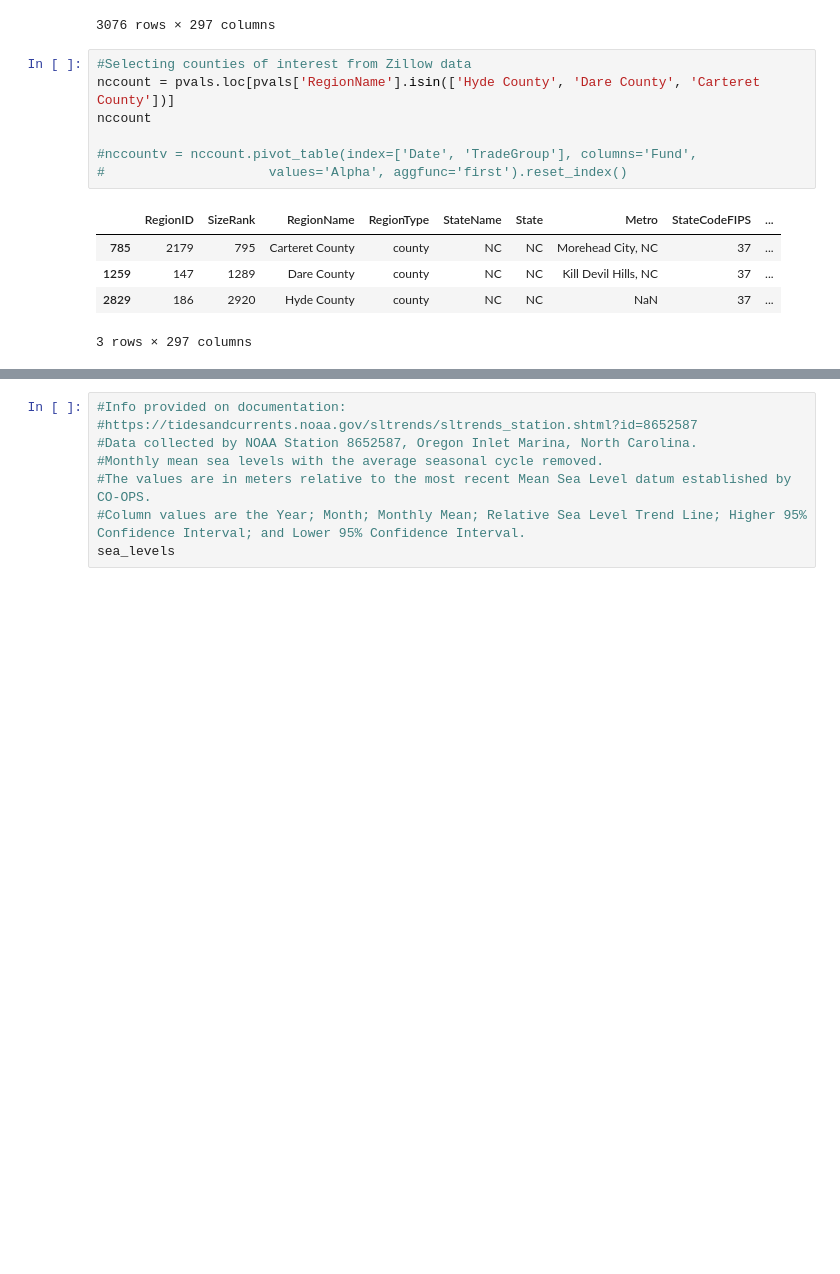
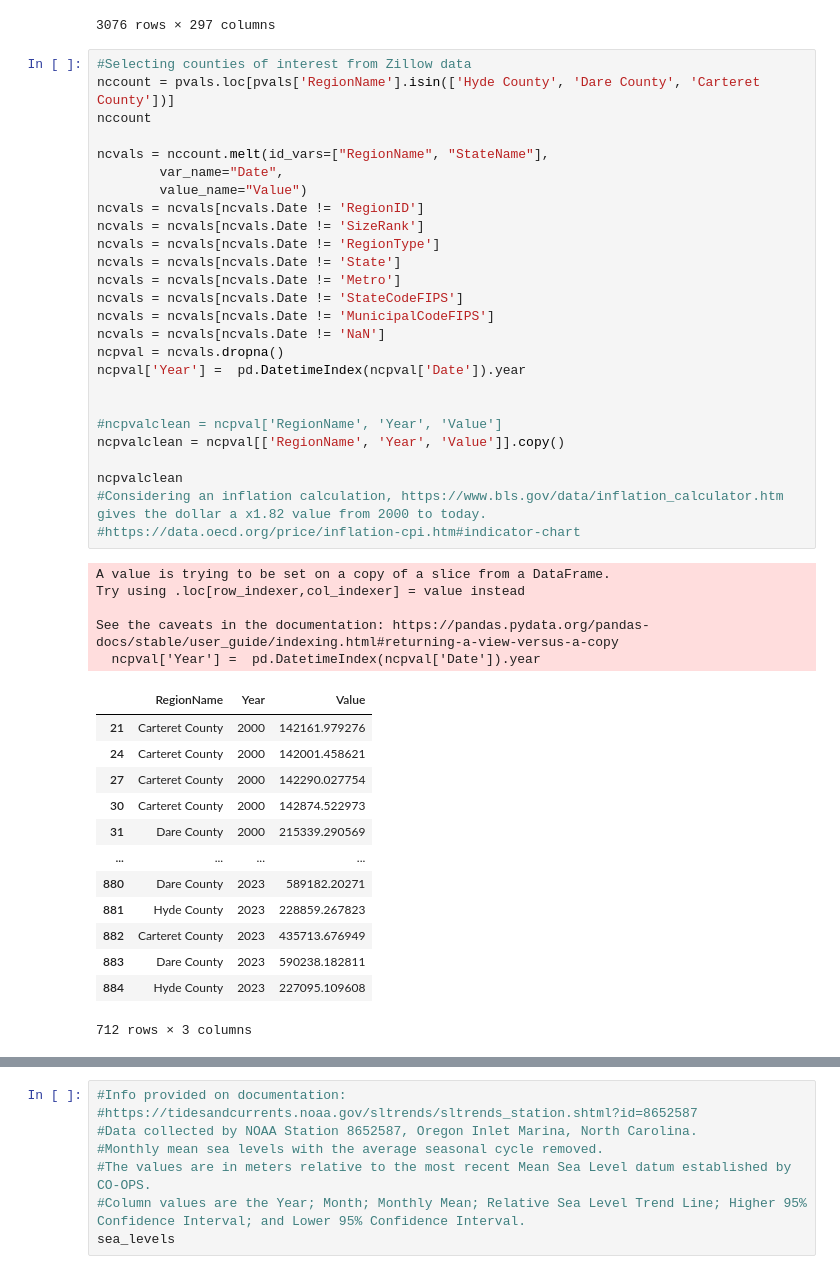
Before and after one commit to tristanperry17/Project-01, a Jupyter notebook: cleaning.ipynb, the cells around one changed output, grey strips where cells are left out. Drawn from its saved outputs; the diff is of its cells as text; blank space fills up the shorter version.

```diff
--- a/cleaning.ipynb
+++ b/cleaning.ipynb
@@ -36,13 +41,45 @@ pvals
 # %%
 #Selecting counties of interest from Zillow data
 nccount = pvals.loc[pvals['RegionName'].isin(['Hyde County', 'Dare County', 'Carteret County'])]
 nccount
 
-#nccountv = nccount.pivot_table(index=['Date', 'TradeGroup'], columns='Fund',
-#                     values='Alpha', aggfunc='first').reset_index()
+ncvals = nccount.melt(id_vars=["RegionName", "StateName"],
+        var_name="Date",
+        value_name="Value")
+ncvals = ncvals[ncvals.Date != 'RegionID']
+ncvals = ncvals[ncvals.Date != 'SizeRank']
+ncvals = ncvals[ncvals.Date != 'RegionType']
+ncvals = ncvals[ncvals.Date != 'State']
+ncvals = ncvals[ncvals.Date != 'Metro']
+ncvals = ncvals[ncvals.Date != 'StateCodeFIPS']
+ncvals = ncvals[ncvals.Date != 'MunicipalCodeFIPS']
+ncvals = ncvals[ncvals.Date != 'NaN']
+ncpval = ncvals.dropna()
+ncpval['Year'] =  pd.DatetimeIndex(ncpval['Date']).year
+
+
+#ncpvalclean = ncpval['RegionName', 'Year', 'Value']
+ncpvalclean = ncpval[['RegionName', 'Year', 'Value']].copy()
+
+ncpvalclean
+#Considering an inflation calculation, https://www.bls.gov/data/inflation_calculator.htm gives the dollar a x1.82 value from 2000 to today.
+#https://data.oecd.org/price/inflation-cpi.htm#indicator-chart
 # %% [output]
+A value is trying to be set on a copy of a slice from a DataFrame.
+Try using .loc[row_indexer,col_indexer] = value instead
+
+See the caveats in the documentation: https://pandas.pydata.org/pandas-docs/stable/user_guide/indexing.html#returning-a-view-versus-a-copy
+  ncpval['Year'] =  pd.DatetimeIndex(ncpval['Date']).year
-|  | RegionID | SizeRank | RegionName | RegionType | StateName | State | Metro | StateCodeFIPS | ... |
-| 785 | 2179 | 795 | Carteret County | county | NC | NC | Morehead City, NC | 37 | ... |
-| 1259 | 147 | 1289 | Dare County | county | NC | NC | Kill Devil Hills, NC | 37 | ... |
-| 2829 | 186 | 2920 | Hyde County | county | NC | NC | NaN | 37 | ... |
+|  | RegionName | Year | Value |
+| 21 | Carteret County | 2000 | 142161.979276 |
+| 24 | Carteret County | 2000 | 142001.458621 |
+| 27 | Carteret County | 2000 | 142290.027754 |
+| 30 | Carteret County | 2000 | 142874.522973 |
+| 31 | Dare County | 2000 | 215339.290569 |
+| ... | ... | ... | ... |
+| 880 | Dare County | 2023 | 589182.20271 |
+| 881 | Hyde County | 2023 | 228859.267823 |
+| 882 | Carteret County | 2023 | 435713.676949 |
+| 883 | Dare County | 2023 | 590238.182811 |
+| 884 | Hyde County | 2023 | 227095.109608 |
-3 rows × 297 columns
+712 rows × 3 columns
```
Also changed, not shown: parts of 13 cells of this notebook, 2 other files.
